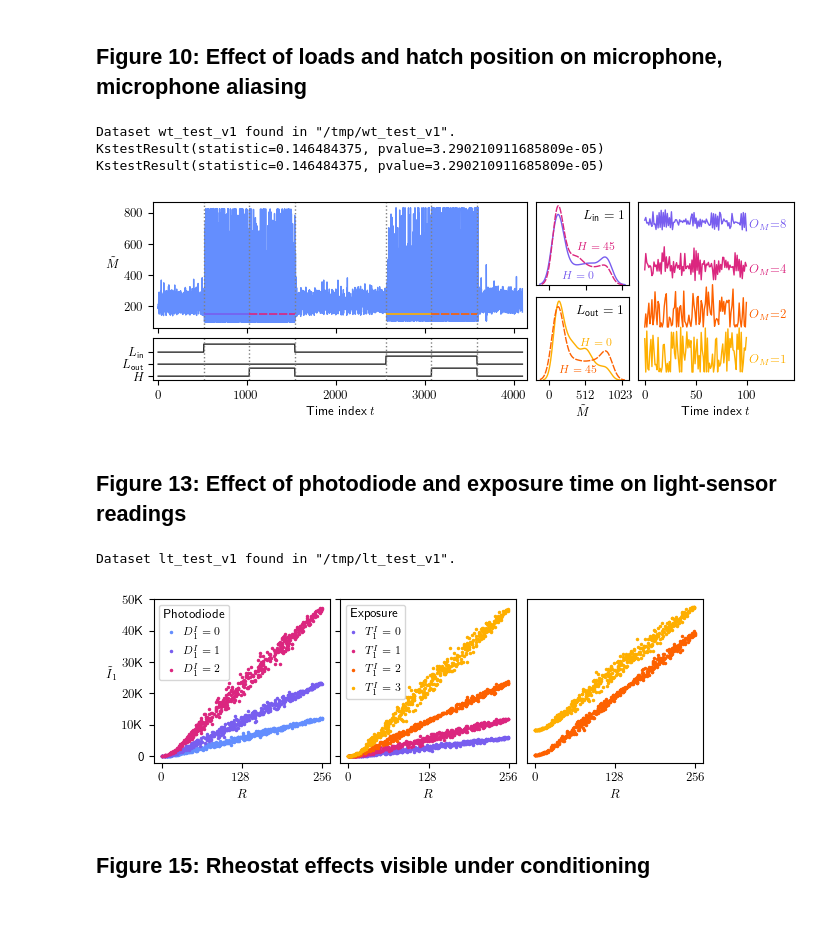
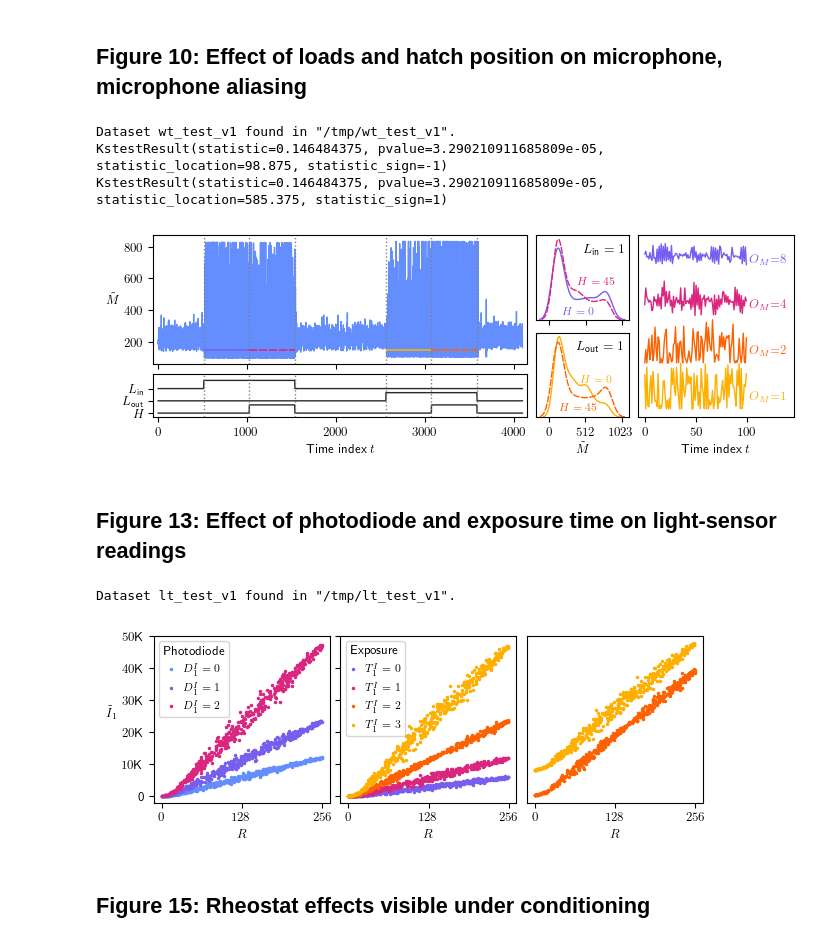
Before and after one commit to juangamella/causal-chamber-paper, a Jupyter notebook: plots_appendices.ipynb, the cells around one changed output. Saved outputs shown, nothing was run; the diff lists cells and outputs as text; code cells hidden in the pictures; blank space fills up the shorter version.

```diff
--- a/plots_appendices.ipynb
+++ b/plots_appendices.ipynb
@@ -359,7 +362,7 @@ Dataset wt_test_v1 found in "/tmp/wt_test_v1".
 ## Figure 12: Reference voltages and oversampling rate on current sensors
 # %%
 import causalchamber.datasets as datasets
-dataset = datasets.Dataset("lt_test_v1", root="/tmp")
+dataset = datasets.Dataset("lt_test_v1", root=DOWNLOAD_DIR)
 df = dataset.get_experiment("current_sensor").as_pandas_dataframe()
 
 # Calculated above, under "Calibrated reference voltages"
@@ -434,7 +437,7 @@ Dataset lt_test_v1 found in "/tmp/lt_test_v1".
 ## Figure 14: Angle sensors
 # %%
 import causalchamber.datasets as datasets
-dataset = datasets.Dataset("lt_test_v1", root="/tmp")
+dataset = datasets.Dataset("lt_test_v1", root=DOWNLOAD_DIR)
 df = dataset.get_experiment("angle_sensors").as_pandas_dataframe()
 
 vref = [1.085, 2.55, 5]
@@ -482,7 +485,7 @@ Dataset lt_test_v1 found in "/tmp/lt_test_v1".
 # %%
 # Load dataset
 import causalchamber.datasets as datasets
-dataset = datasets.Dataset("wt_test_v1", root="/tmp")
+dataset = datasets.Dataset("wt_test_v1", root=DOWNLOAD_DIR)
 df_fine = dataset.get_experiment("potis_fine").as_pandas_dataframe()
 df_coarse = dataset.get_experiment("potis_coarse").as_pandas_dataframe()
 
@@ -557,7 +560,7 @@ import scipy.stats
 
 # Load dataset
 import causalchamber.datasets as datasets
-dataset = datasets.Dataset("wt_test_v1", root="/tmp")
+dataset = datasets.Dataset("wt_test_v1", root=DOWNLOAD_DIR)
 
 # Plot
 fig = plt.figure(figsize=(210*MM,60*MM), dpi=100)
@@ -672,16 +675,16 @@ plt.yticks([])
 plt.savefig("figures/microphone_effects.pdf", bbox_inches="tight")
 # %% [output]
 Dataset wt_test_v1 found in "/tmp/wt_test_v1".
-KstestResult(statistic=0.146484375, pvalue=3.290210911685809e-05)
-KstestResult(statistic=0.146484375, pvalue=3.290210911685809e-05)
+KstestResult(statistic=0.146484375, pvalue=3.290210911685809e-05, statistic_location=98.875, statistic_sign=-1)
+KstestResult(statistic=0.146484375, pvalue=3.290210911685809e-05, statistic_location=585.375, statistic_sign=1)
-[figure, old version]
+[figure, new version]
 # %% [markdown]
 ## Figure 13: Effect of photodiode and exposure time on light-sensor readings
 # %%
 #################################
 # Load dataset
 import causalchamber.datasets as datasets
-dataset = datasets.Dataset("lt_test_v1", root="/tmp")
+dataset = datasets.Dataset("lt_test_v1", root=DOWNLOAD_DIR)
 df = dataset.get_experiment("ir_sensors").as_pandas_dataframe()
 
 #################################
@@ -703,34 +706,34 @@ plt.ylim([-2000,50000])
 plt.yticks([0,1e4, 2e4, 3e4, 4e4, 5e4], [0, "$10$K", "$20$K", "$30$K", "$40$K", "$50$K"])
 plt.ylabel(r"$\tilde{I}_1$", rotation=0, ha="right")
 plt.xlabel(r"$R$")
 plt.xticks([0,128,256])
 
 # Exposure times
 plt.subplot(gs[1])
 Ts = sorted(pd.unique(df.t_ir_1))
 for i,t in enumerate(Ts):
     dff = df[(df.flag==0) & (df.t_ir_1 == t)]
     plt.scatter(dff.red, dff.ir_1, color=base[i+1], marker='.', label=r"$T^I_1=%d$" % t, **kwargs)
 plt.legend(title="Exposure", prop={'size': 8}, handlelength=0.5)
 plt.ylim([-2000,50000])
 plt.yticks([0,1e4, 2e4, 3e4, 4e4, 5e4], [])
 plt.xlabel(r"$R$")
 plt.xticks([0,128,256])
 
 # Exposure times (detail)
 plt.subplot(gs[2])
 which = [2,3]
 scolor = [base[i+1] for i in which]
 for i,t in enumerate(which):
     dff = df[(df.flag==0) & (df.t_ir_1 == t)]
     plt.scatter(dff.red, norm(dff.ir_1)+i*0.2, color=scolor[i], marker='.', label=r"$T^I_1=%d$" % t, **kwargs)
 plt.yticks([])
 plt.xlabel(r"$R$")
 plt.xticks([0,128,256])
 plt.savefig('figures/diodes_exposures.pdf', bbox_inches='tight')
 # %% [output]
 Dataset lt_test_v1 found in "/tmp/lt_test_v1".
-[figure, old version]
+[figure, new version]
 # %% [markdown]
 ## Figure 15: Rheostat effects visible under conditioning
 # %%
```
Also changed, not shown: parts of 12 cells of this notebook, 1 other file.
